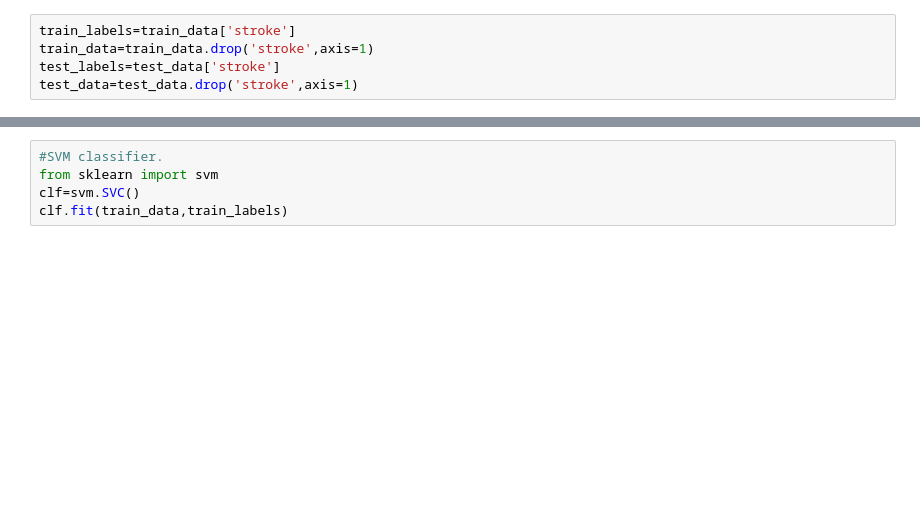
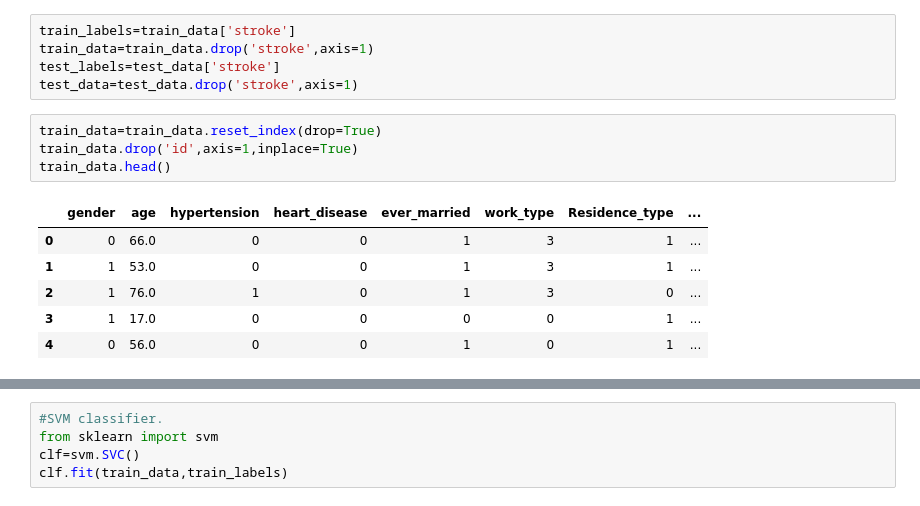
Before and after one commit to hiren-2911/Stroke_prediction, a Jupyter notebook: Stroke_prediction.ipynb, the cells around one changed output, grey strips where cells are left out. Saved outputs shown, nothing was run; the diff lists cells and outputs as text; blank space fills up the shorter version.

```diff
--- a/Stroke_prediction.ipynb
+++ b/Stroke_prediction.ipynb
@@ -118,3 +119,14 @@ train_labels=train_data['stroke']
 train_data=train_data.drop('stroke',axis=1)
 test_labels=test_data['stroke']
 test_data=test_data.drop('stroke',axis=1)
+# %%
+train_data=train_data.reset_index(drop=True)
+train_data.drop('id',axis=1,inplace=True)
+train_data.head()
+# %% [output]
+|  | gender | age | hypertension | heart_disease | ever_married | work_type | Residence_type | ... |
+| 0 | 0 | 66.0 | 0 | 0 | 1 | 3 | 1 | ... |
+| 1 | 1 | 53.0 | 0 | 0 | 1 | 3 | 1 | ... |
+| 2 | 1 | 76.0 | 1 | 0 | 1 | 3 | 0 | ... |
+| 3 | 1 | 17.0 | 0 | 0 | 0 | 0 | 1 | ... |
+| 4 | 0 | 56.0 | 0 | 0 | 1 | 0 | 1 | ... |
```
Also changed, not shown: parts of 19 cells of this notebook.
